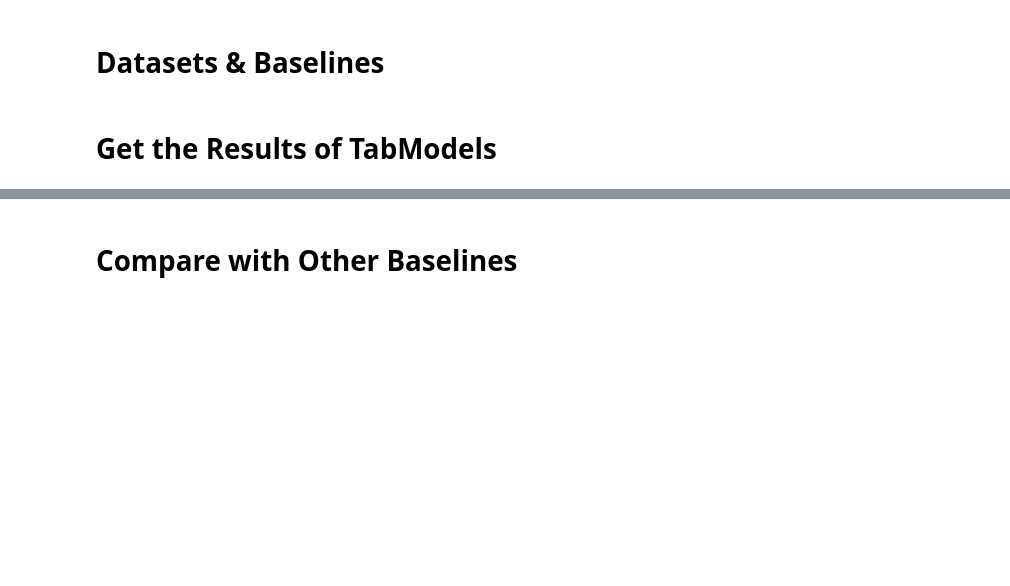
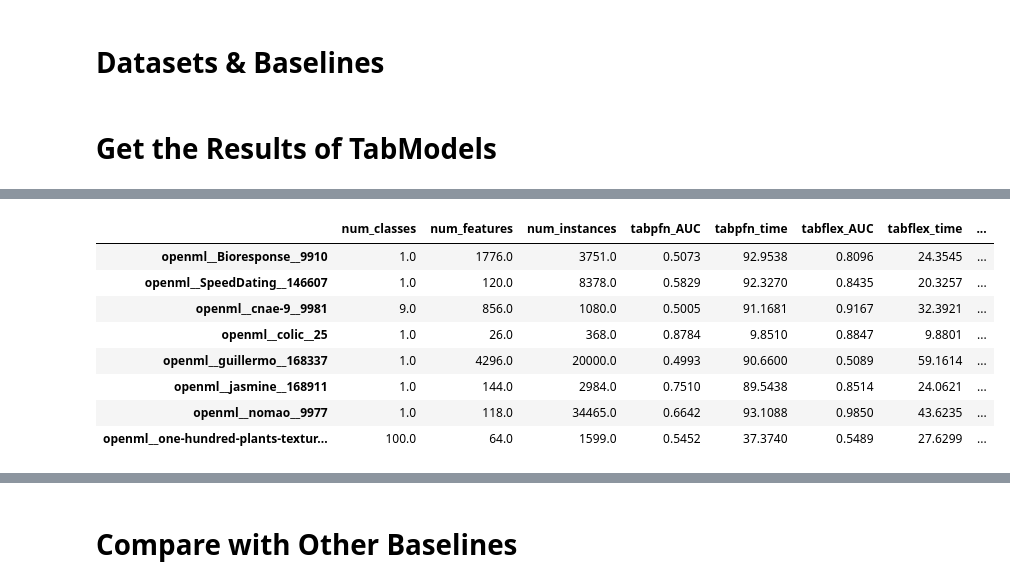
Before and after one commit to yzeng58/tabzilla, a Jupyter notebook: analysis/result_print.ipynb, the cells around one changed output, grey strips where cells are left out. Drawn from its saved outputs; the diff is of its cells as text; code cells hidden in the pictures; blank space fills up the shorter version.

```diff
--- a/analysis/result_print.ipynb
+++ b/analysis/result_print.ipynb
@@ -232,0 +213,12 @@ table[(table['tabfast'] >= table['tabpfn']) & (table['tabfast'] >= table['tabfle
+# %%
+table[(table[f'tabflex_{metric}'] >= table[f'tabpfn_{metric}']) & (table[f'tabflex_{metric}'] >= table[f'tabfast_{metric}'])]
+# %% [output]
+|  | num_classes | num_features | num_instances | tabpfn_AUC | tabpfn_time | tabflex_AUC | tabflex_time | ... |
+| openml__Bioresponse__9910 | 1.0 | 1776.0 | 3751.0 | 0.5073 | 92.9538 | 0.8096 | 24.3545 | ... |
+| openml__SpeedDating__146607 | 1.0 | 120.0 | 8378.0 | 0.5829 | 92.3270 | 0.8435 | 20.3257 | ... |
+| openml__cnae-9__9981 | 9.0 | 856.0 | 1080.0 | 0.5005 | 91.1681 | 0.9167 | 32.3921 | ... |
+| openml__colic__25 | 1.0 | 26.0 | 368.0 | 0.8784 | 9.8510 | 0.8847 | 9.8801 | ... |
+| openml__guillermo__168337 | 1.0 | 4296.0 | 20000.0 | 0.4993 | 90.6600 | 0.5089 | 59.1614 | ... |
+| openml__jasmine__168911 | 1.0 | 144.0 | 2984.0 | 0.7510 | 89.5438 | 0.8514 | 24.0621 | ... |
+| openml__nomao__9977 | 1.0 | 118.0 | 34465.0 | 0.6642 | 93.1088 | 0.9850 | 43.6235 | ... |
+| openml__one-hundred-plants-textur... | 100.0 | 64.0 | 1599.0 | 0.5452 | 37.3740 | 0.5489 | 27.6299 | ... |
```
Also changed, not shown: parts of 21 cells of this notebook, 9 other files.
